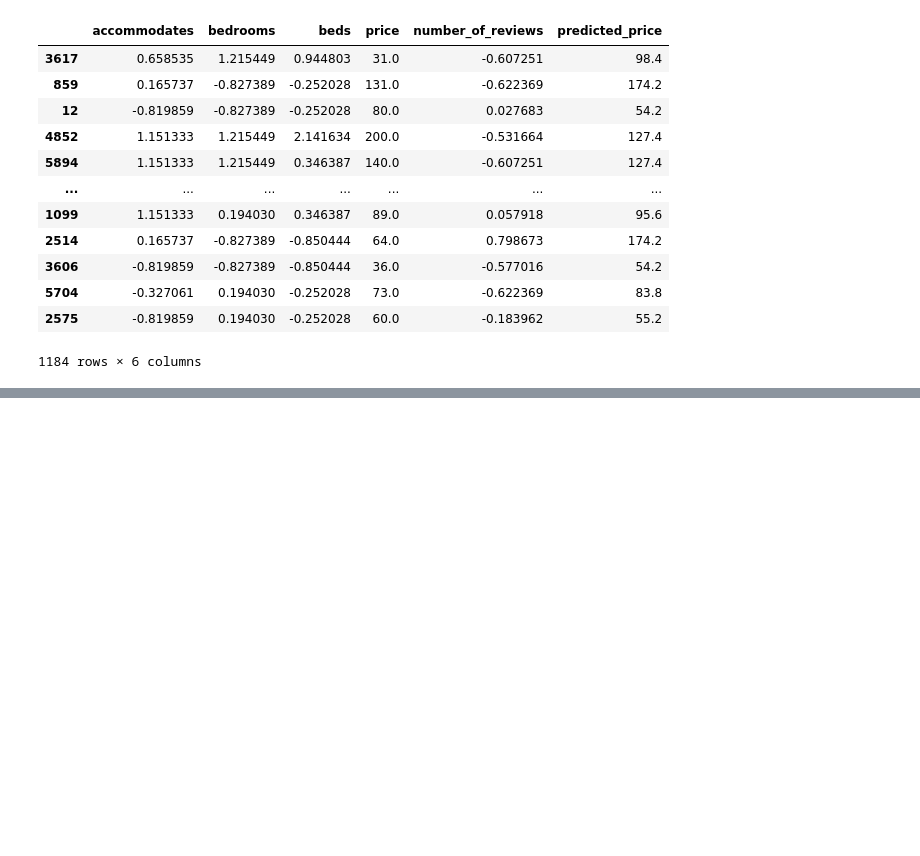
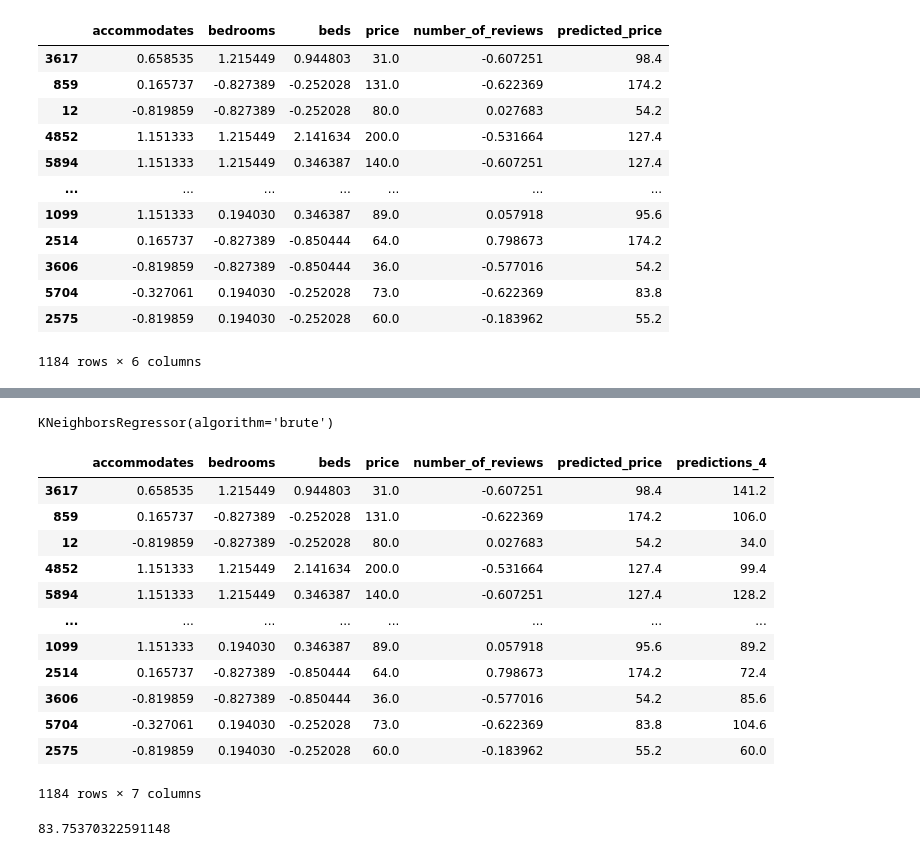
Before and after one commit to amarnathedison/caipc-amarnath, a Jupyter notebook: 05-KNN Multivariante.ipynb, the cells around one changed output, grey strips where cells are left out. Cells and saved outputs as stored; diff of their text form; code cells hidden in the pictures; blank space fills up the shorter version.

```diff
--- a/05-KNN Multivariante.ipynb
+++ b/05-KNN Multivariante.ipynb
@@ -519,0 +540,2 @@ test_df
+# %%
+knn_4 = KNeighborsRegressor(n_neighbors=5, algorithm='brute')
@@ -519,0 +558,26 @@ test_df
+# %%
+knn_4.fit(train_df[['accommodates', 'bedrooms', 'beds', 'number_of_reviews']], train_df['price'])
+# %% [output]
+KNeighborsRegressor(algorithm='brute')
+# %%
+test_df['predictions_4'] = knn_4.predict(test_df[['accommodates', 'bedrooms', 'beds', 'number_of_reviews']])
+# %%
+test_df
+# %% [output]
+|  | accommodates | bedrooms | beds | price | number_of_reviews | predicted_price | predictions_4 |
+| 3617 | 0.658535 | 1.215449 | 0.944803 | 31.0 | -0.607251 | 98.4 | 141.2 |
+| 859 | 0.165737 | -0.827389 | -0.252028 | 131.0 | -0.622369 | 174.2 | 106.0 |
+| 12 | -0.819859 | -0.827389 | -0.252028 | 80.0 | 0.027683 | 54.2 | 34.0 |
+| 4852 | 1.151333 | 1.215449 | 2.141634 | 200.0 | -0.531664 | 127.4 | 99.4 |
+| 5894 | 1.151333 | 1.215449 | 0.346387 | 140.0 | -0.607251 | 127.4 | 128.2 |
+| ... | ... | ... | ... | ... | ... | ... | ... |
+| 1099 | 1.151333 | 0.194030 | 0.346387 | 89.0 | 0.057918 | 95.6 | 89.2 |
+| 2514 | 0.165737 | -0.827389 | -0.850444 | 64.0 | 0.798673 | 174.2 | 72.4 |
+| 3606 | -0.819859 | -0.827389 | -0.850444 | 36.0 | -0.577016 | 54.2 | 85.6 |
+| 5704 | -0.327061 | 0.194030 | -0.252028 | 73.0 | -0.622369 | 83.8 | 104.6 |
+| 2575 | -0.819859 | 0.194030 | -0.252028 | 60.0 | -0.183962 | 55.2 | 60.0 |
+1184 rows × 7 columns
+# %%
+mean_squared_error(test_df['price'], test_df['predictions_4'])**0.5
+# %% [output]
+83.75370322591148
```
Also changed, not shown: parts of 32 cells of this notebook, 3 other files.
